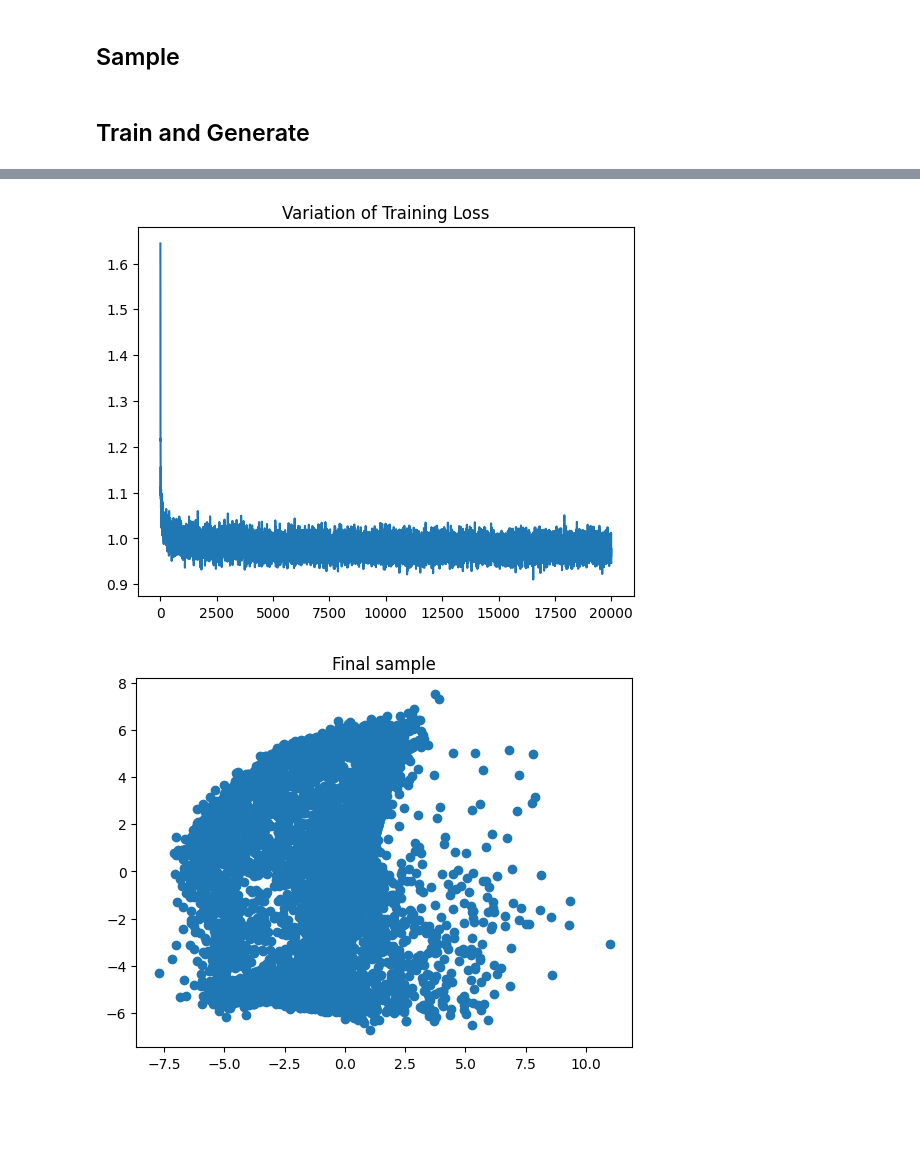
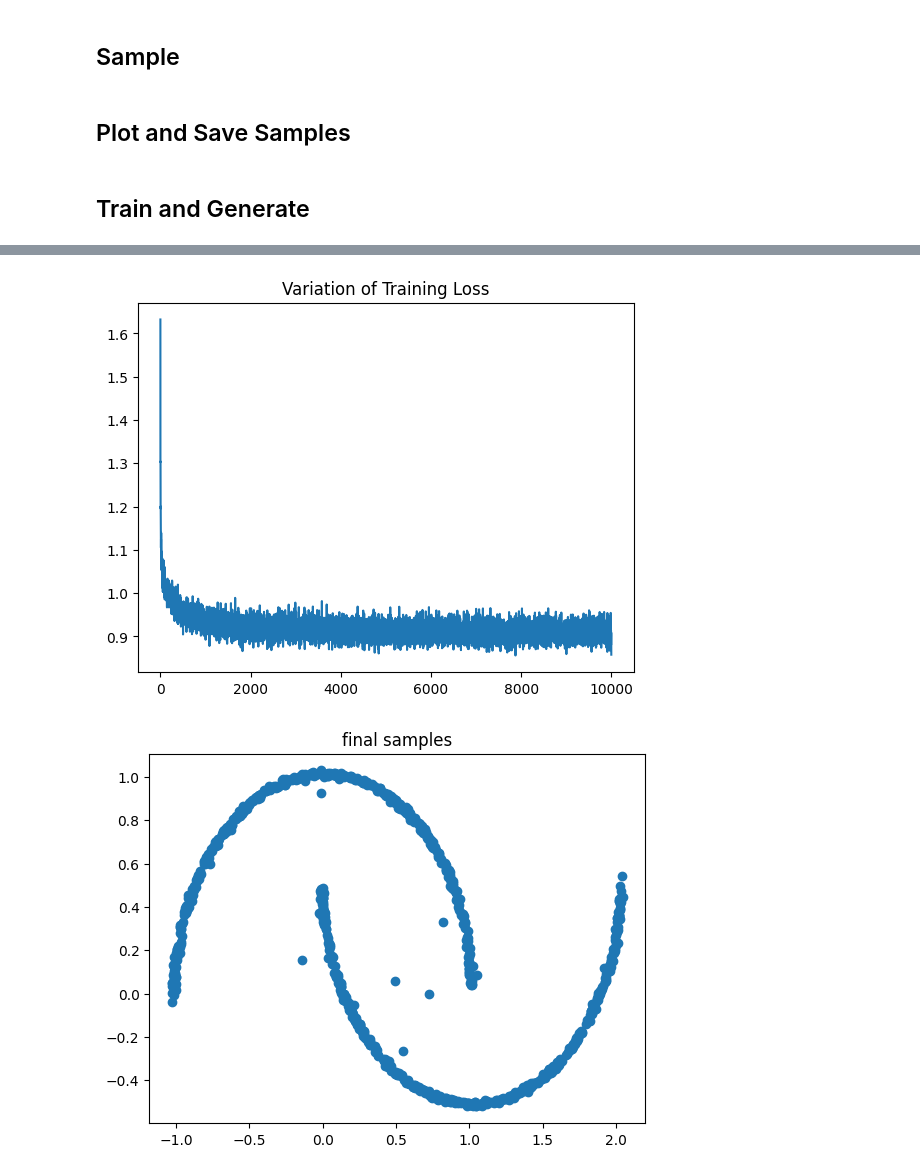
Before and after one commit to karush17/toy_examples, a Jupyter notebook: flow_matching.ipynb, the cells around one changed output, grey strips where cells are left out. Saved outputs shown, nothing was run; the diff lists cells and outputs as text; code cells hidden in the pictures; blank space fills up the shorter version.

```diff
--- a/flow_matching.ipynb
+++ b/flow_matching.ipynb
@@ -46,7 +48,7 @@ class MLP(nn.Module):
 ## Make Dataset
 # %%
 def make_dataset(num_samples):
-  X, _ = make_moons(n_samples = num_samples, noise = 0.1, random_state = 42)
+  X, _ = make_moons(n_samples = num_samples, noise = 0.01, random_state = 42)
   return np.array(X, dtype = np.float32)
 # %% [markdown]
 ## Update Step
@@ -83,26 +85,39 @@ def create_train_state(rng, model, input_shape, time_shape):
 # %%
 def sample(apply_fn, params, num_samples, data_dim):
   all_samples = []
-  timesteps = 2000
+  timesteps = 100
   samples = random.normal(random.PRNGKey(1), (num_samples, data_dim))
   all_samples.append(samples)
   dt = 1 / timesteps
-  for t in jnp.linspace(1.0, 0.0, timesteps):
+  for t in jnp.linspace(0.0, 1.0, timesteps):
     time = jnp.ones((num_samples, 1)) * t
     v_t = apply_fn({"params": params}, samples, time)
-    samples -= v_t * dt
+    samples += v_t * dt
     all_samples.append(samples)
   return np.stack(all_samples, axis = 0)
+# %% [markdown]
+## Plot and Save Samples
+# %%
+def plot_and_save(data_x, data_y, title, filename, show = False):
+  plt.figure()
+  plt.scatter(data_x, data_y)
+  plt.title(title)
+  plt.savefig(filename)
+  if show:
+    plt.show()
+  else:
+    plt.close()
+  return filename
 # %% [markdown]
 ## Train and Generate
 # %%
 def main():
   batch_size = 4096
-  iterations = 20000
+  iterations = 10000
   hidden_dim = 512
   key = 42
   num_samples = 20000
-  eval_samples = 10000
+  eval_samples = 1000
   eval_interval = 500
   batch_counter = 0
 
@@ -138,17 +153,25 @@ def main():
     state, loss = update(state, x_t, t, dx_t)
     losses.append(loss)
     if step % eval_interval == 0:
-      print(f"Step {step} | {num_samples}: Loss - {loss}")
+      print(f"Step {step} | {iterations}: Loss - {loss}")
 
   plt.figure()
   plt.plot([i for i in range(0, len(losses))], losses)
   plt.title("Variation of Training Loss")
   plt.show()
+
   eval_samples = sample(state.apply_fn, state.params, eval_samples, data_dim)
-  plt.figure()
-  plt.scatter(eval_samples[-1,:,0], eval_samples[-1,:,1])
-  plt.title("Final sample")
-  plt.show()
+    # plt.scatter(eval_samples[-1,:,0], eval_samples[-1,:,1])
+  plot_and_save(eval_samples[-1,:,0], eval_samples[-1,:,1], "final samples", "final_samples", show = True)
+  filenames = []
+  for i in range(len(eval_samples)):
+    filename = plot_and_save(eval_samples[i,:,0], eval_samples[i,:,1], f"samples at step {i}", f"step_{i}.png")
+    filenames.append(filename)
+  frames = [imageio.v2.imread(filename) for filename in filenames]
+  imageio.mimsave("samples.gif", frames, fps = 5)
+
+
+
 
 if __name__ == "__main__":
   main()
@@ -174,2 +200,2 @@ Step 19500 | 20000: Loss - 0.9684368371963501
-[figure, old version]
+[figure, new version]
-[figure, old version]
+[figure, new version]
```
Also changed, not shown: parts of 4 cells of this notebook.
